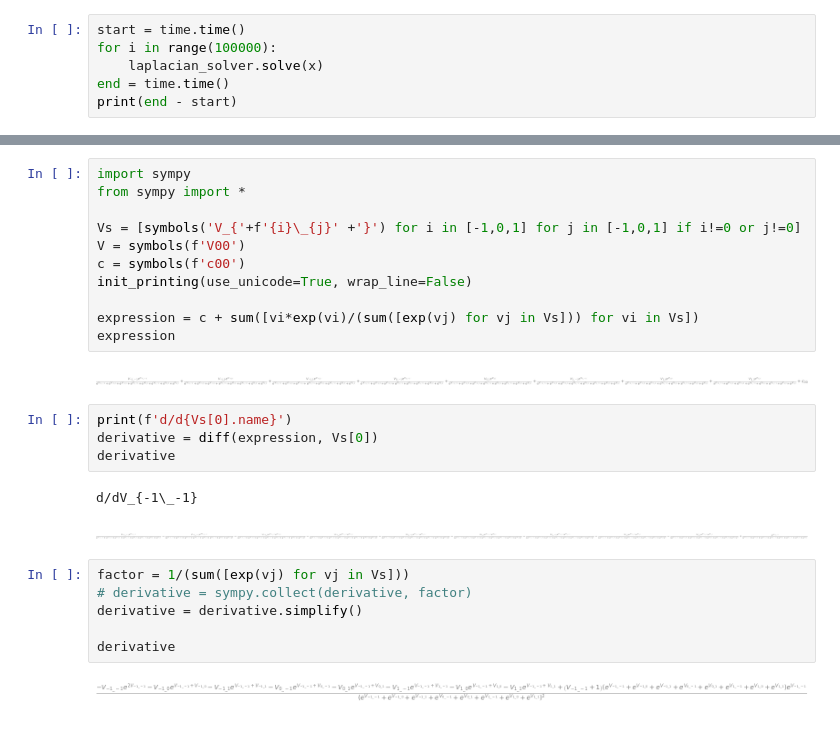
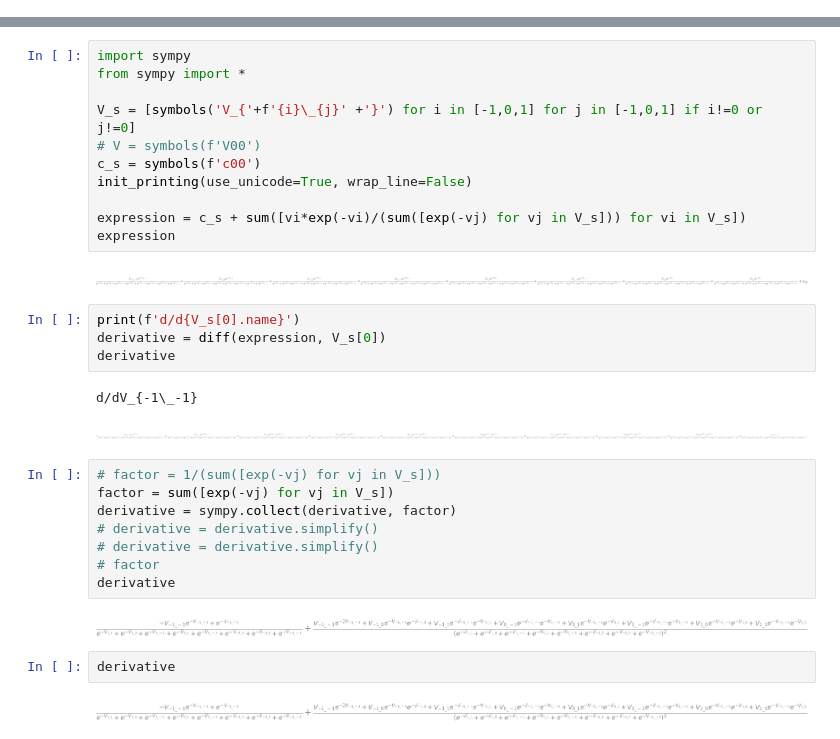
Before and after one commit to pac48/thesis_nerf, a Jupyter notebook: nerf_ws/src/laplacian/notebooks/test.ipynb, the cells around one changed output, grey strips where cells are left out. Cells and saved outputs as stored; diff of their text form.

```diff
--- a/nerf_ws/src/laplacian/notebooks/test.ipynb
+++ b/nerf_ws/src/laplacian/notebooks/test.ipynb
@@ -86,6 +84,0 @@ x = torch.stack([values, boundary_types, boundary_conditions, cost], axis=2)
-# %%
-start = time.time()
-for i in range(100000):
-    laplacian_solver.solve(x)
-end = time.time()
-print(end - start)
@@ -138,30 +182,36 @@ array([[False, False,  True, ...,  True,  True, False],
 # %%
 import sympy
 from sympy import *
 
-Vs = [symbols('V_{'+f'{i}\_{j}' +'}') for i in [-1,0,1] for j in [-1,0,1] if i!=0 or j!=0]
-V = symbols(f'V00')
-c = symbols(f'c00')
+V_s = [symbols('V_{'+f'{i}\_{j}' +'}') for i in [-1,0,1] for j in [-1,0,1] if i!=0 or j!=0]
+# V = symbols(f'V00')
+c_s = symbols(f'c00')
 init_printing(use_unicode=True, wrap_line=False)
 
-expression = c + sum([vi*exp(vi)/(sum([exp(vj) for vj in Vs])) for vi in Vs])
+expression = c_s + sum([vi*exp(-vi)/(sum([exp(-vj) for vj in V_s])) for vi in V_s])
 expression
 # %% [output]
-[figure, old version]
+[figure, new version]
 # %%
-print(f'd/d{Vs[0].name}')
-derivative = diff(expression, Vs[0])
+print(f'd/d{V_s[0].name}')
+derivative = diff(expression, V_s[0])
 derivative
 # %% [output]
 d/dV_{-1\_-1}
-[figure, old version]
+[figure, new version]
 # %%
-factor = 1/(sum([exp(vj) for vj in Vs]))
-# derivative = sympy.collect(derivative, factor)
-derivative = derivative.simplify()
-
+# factor = 1/(sum([exp(-vj) for vj in V_s]))
+factor = sum([exp(-vj) for vj in V_s])
+derivative = sympy.collect(derivative, factor)
+# derivative = derivative.simplify()
+# derivative = derivative.simplify()
+# factor
 derivative
 # %% [output]
-[figure, old version]
+[figure, new version]
+# %%
+derivative
+# %% [output]
+[figure, added]
 # %%
 print('d/dc')
```
Also changed, not shown: parts of 11 cells of this notebook, 3 other files.
